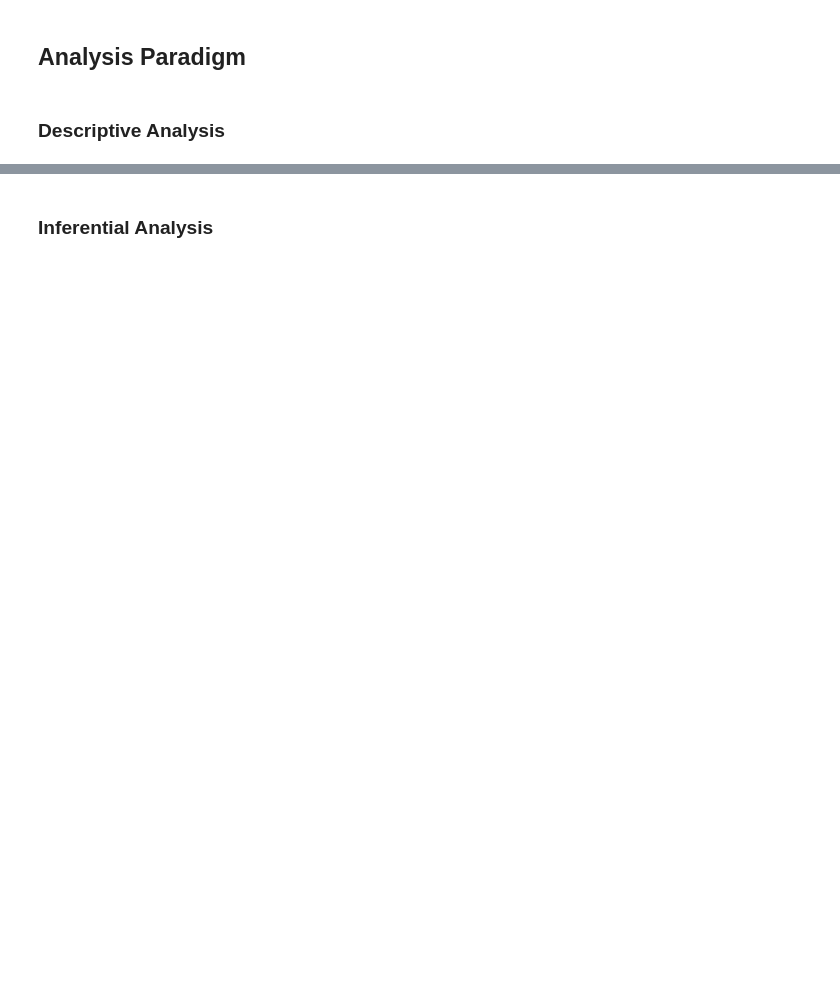
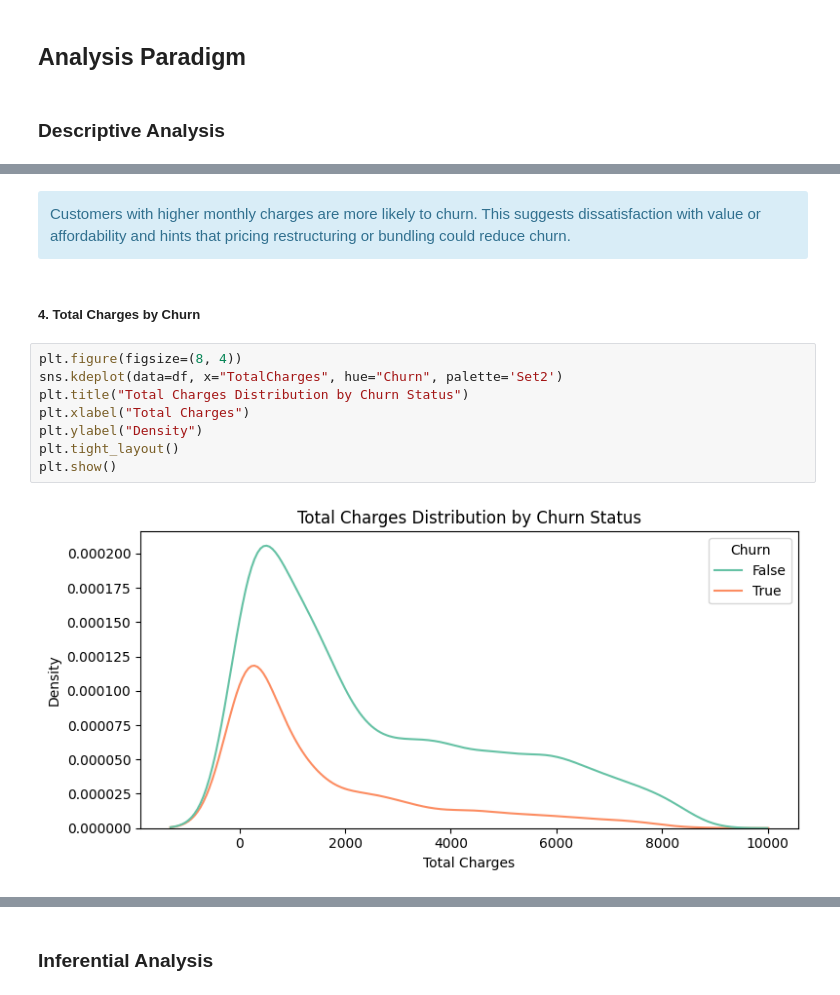
Before and after one commit to Christian-Chrata/Telco-Customer-Churn, a Jupyter notebook: Telco Customer Churn.ipynb, the cells around one changed output, grey strips where cells are left out. Cells and saved outputs as stored; diff of their text form; blank space fills up the shorter version.

```diff
--- a/Telco Customer Churn.ipynb
+++ b/Telco Customer Churn.ipynb
@@ -1205,0 +812,14 @@ df.sample(5)
+# %% [markdown]
+<div class="alert alert-info" role="alert">Customers with higher monthly charges are more likely to churn. This suggests dissatisfaction with value or affordability and hints that pricing restructuring or bundling could reduce churn.</div>
+# %% [markdown]
+##### 4. Total Charges by Churn
+# %%
+plt.figure(figsize=(8, 4))
+sns.kdeplot(data=df, x="TotalCharges", hue="Churn", palette='Set2')
+plt.title("Total Charges Distribution by Churn Status")
+plt.xlabel("Total Charges")
+plt.ylabel("Density")
+plt.tight_layout()
+plt.show()
+# %% [output]
+[figure, added]
```
Also changed, not shown: parts of 93 cells of this notebook, 1 other file.
